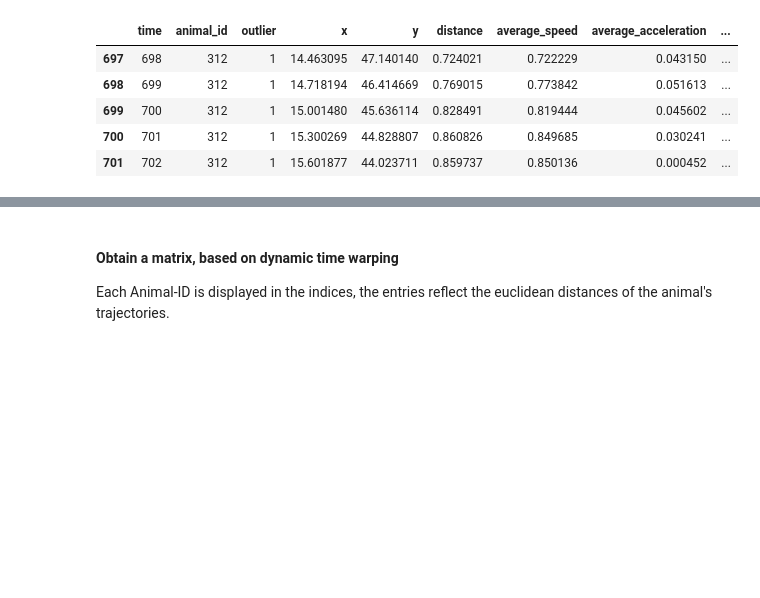
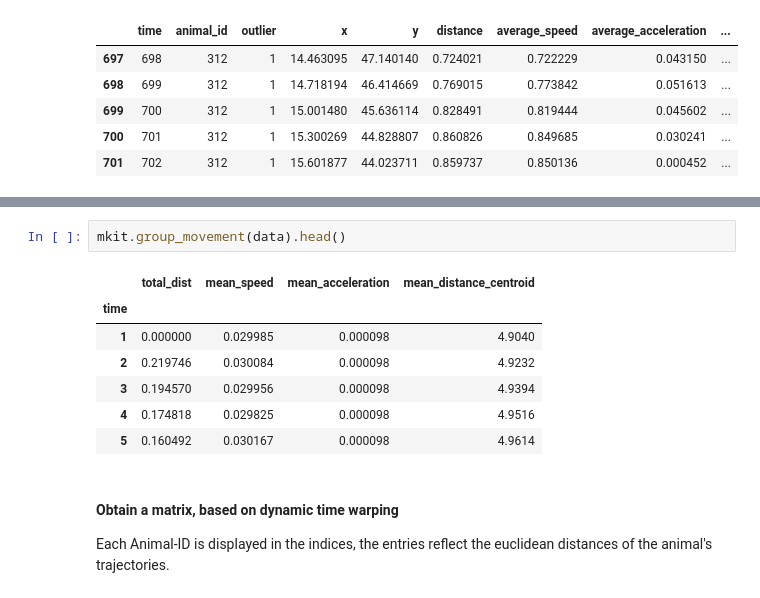
Before and after one commit to dbvis-ukon/movekit, a Jupyter notebook: examples/clustering examples.ipynb, the cells around one changed output, grey strips where cells are left out. Cells and saved outputs as stored; diff of their text form; blank space fills up the shorter version.

```diff
--- a/examples/clustering examples.ipynb
+++ b/examples/clustering examples.ipynb
@@ -94,3 +103,13 @@ Below we perform Analysis on Group-Level. This consists of:
+# %%
+mkit.group_movement(data).head()
+# %% [output]
+|  | total_dist | mean_speed | mean_acceleration | mean_distance_centroid |
+| time |  |  |  |  |
+| 1 | 0.000000 | 0.029985 | 0.000098 | 4.9040 |
+| 2 | 0.219746 | 0.030084 | 0.000098 | 4.9232 |
+| 3 | 0.194570 | 0.029956 | 0.000098 | 4.9394 |
+| 4 | 0.174818 | 0.029825 | 0.000098 | 4.9516 |
+| 5 | 0.160492 | 0.030167 | 0.000098 | 4.9614 |
 # %% [markdown]
 #### Obtain a matrix, based on dynamic time warping
 Each Animal-ID is displayed in the indices, the entries reflect the euclidean distances of the animal's trajectories.
```
Also changed, not shown: parts of 8 cells of this notebook, 3 other files.
